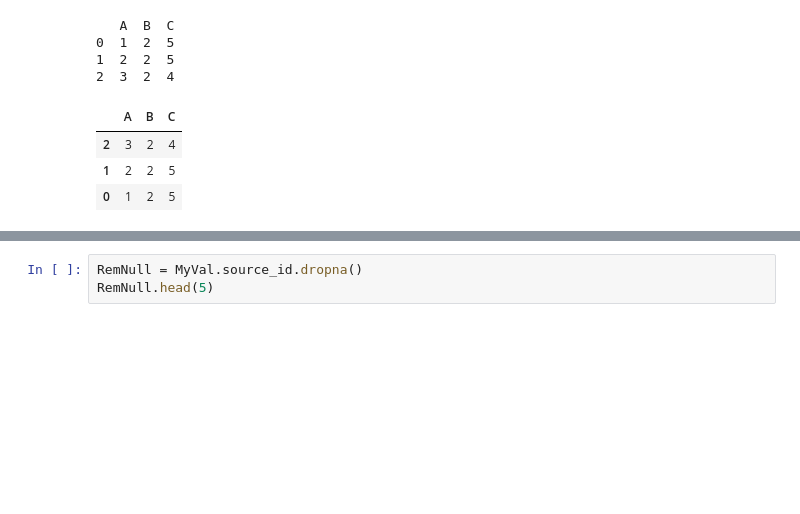
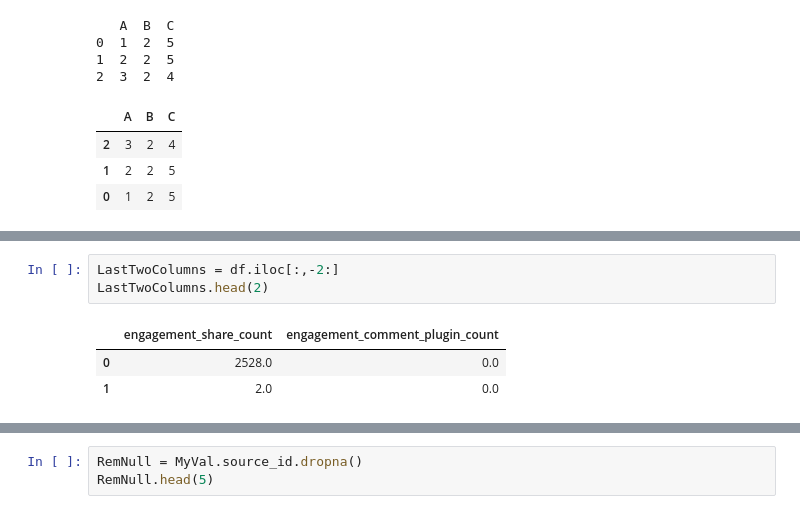
Before and after one commit to ThiagoZen-zz/Python_libraries, a Jupyter notebook: Pandas/Introduction_To_Pandas.ipynb, the cells around one changed output, grey strips where cells are left out. Drawn from its saved outputs; the diff is of its cells as text; blank space fills up the shorter version.

```diff
--- a/Pandas/Introduction_To_Pandas.ipynb
+++ b/Pandas/Introduction_To_Pandas.ipynb
@@ -154,0 +171,7 @@ MyVal.head(5)
+# %%
+LastTwoColumns = df.iloc[:,-2:]
+LastTwoColumns.head(2)
+# %% [output]
+|  | engagement_share_count | engagement_comment_plugin_count |
+| 0 | 2528.0 | 0.0 |
+| 1 | 2.0 | 0.0 |
```
Also changed, not shown: parts of 35 cells of this notebook.
